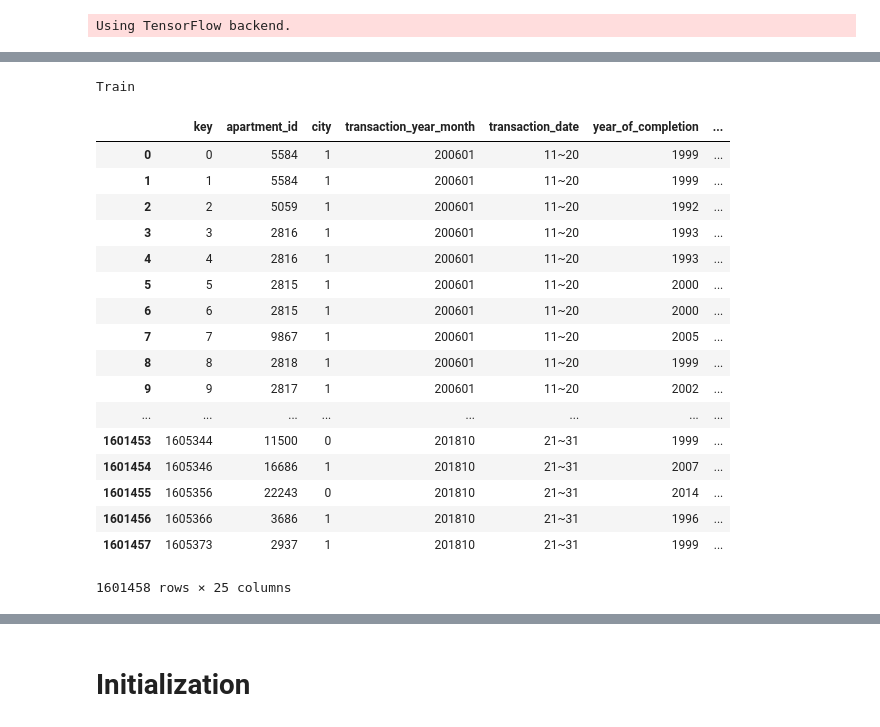
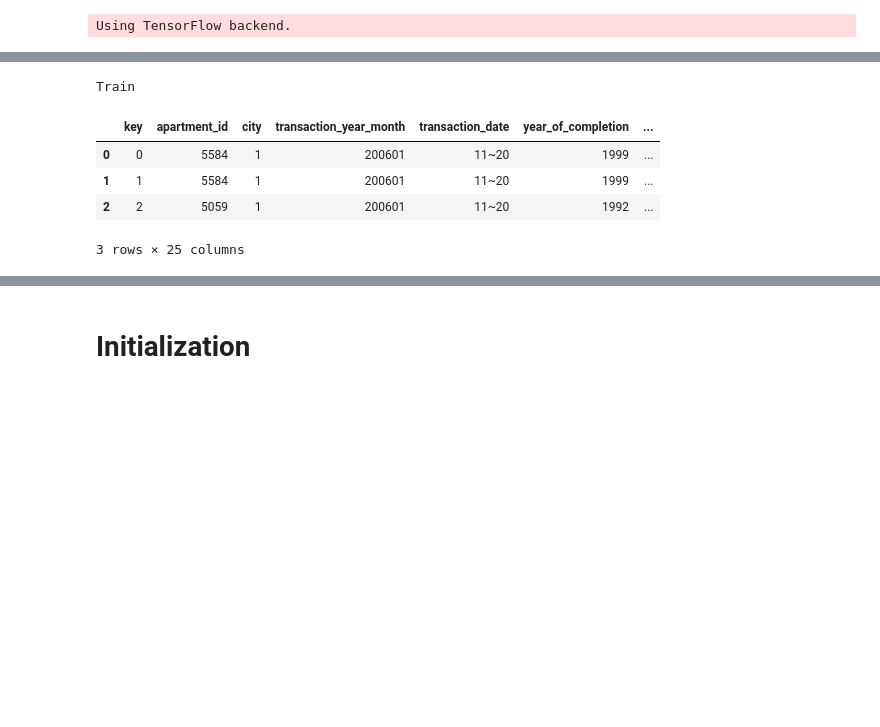
Before and after one commit to gilgarad/MachineLearning, a Jupyter notebook: jupyter_notebooks/직방 테스트 - model5 - k fold, subway, school feature added.ipynb, the cells around one changed output, grey strips where cells are left out. Drawn from its saved outputs; the diff is of its cells as text; code cells hidden in the pictures; blank space fills up the shorter version.

```diff
--- a/jupyter_notebooks/직방 테스트 - model5 - k fold, subway, school feature added.ipynb
+++ b/jupyter_notebooks/직방 테스트 - model5 - k fold, subway, school feature added.ipynb
@@ -15,3 +28,5 @@ rpath = '/data1/collected_outside/zigbang'
+# %%
+rpath = '/content/gdrive/My Drive/zigbang'
 # %%
 print('Schools')
 school_data = pd.read_csv(join(rpath, 'Schools.csv'))
@@ -63,27 +50,14 @@ Subways
 # %%
 print('Train')
 train_data = pd.read_csv(join(rpath, 'train.csv'))
-train_data
+train_data[:3]
 # %% [output]
 Train
 |  | key | apartment_id | city | transaction_year_month | transaction_date | year_of_completion | ... |
 | 0 | 0 | 5584 | 1 | 200601 | 11~20 | 1999 | ... |
 | 1 | 1 | 5584 | 1 | 200601 | 11~20 | 1999 | ... |
 | 2 | 2 | 5059 | 1 | 200601 | 11~20 | 1992 | ... |
-| 3 | 3 | 2816 | 1 | 200601 | 11~20 | 1993 | ... |
-| 4 | 4 | 2816 | 1 | 200601 | 11~20 | 1993 | ... |
-| 5 | 5 | 2815 | 1 | 200601 | 11~20 | 2000 | ... |
-| 6 | 6 | 2815 | 1 | 200601 | 11~20 | 2000 | ... |
-| 7 | 7 | 9867 | 1 | 200601 | 11~20 | 2005 | ... |
-| 8 | 8 | 2818 | 1 | 200601 | 11~20 | 1999 | ... |
-| 9 | 9 | 2817 | 1 | 200601 | 11~20 | 2002 | ... |
-| ... | ... | ... | ... | ... | ... | ... | ... |
-| 1601453 | 1605344 | 11500 | 0 | 201810 | 21~31 | 1999 | ... |
-| 1601454 | 1605346 | 16686 | 1 | 201810 | 21~31 | 2007 | ... |
-| 1601455 | 1605356 | 22243 | 0 | 201810 | 21~31 | 2014 | ... |
-| 1601456 | 1605366 | 3686 | 1 | 201810 | 21~31 | 1996 | ... |
-| 1601457 | 1605373 | 2937 | 1 | 201810 | 21~31 | 1999 | ... |
-1601458 rows × 25 columns
+3 rows × 25 columns
 # %%
 print('Test')
 test_data = pd.read_csv(join(rpath, 'test.csv'))
```
Also changed, not shown: parts of 12 cells of this notebook.
